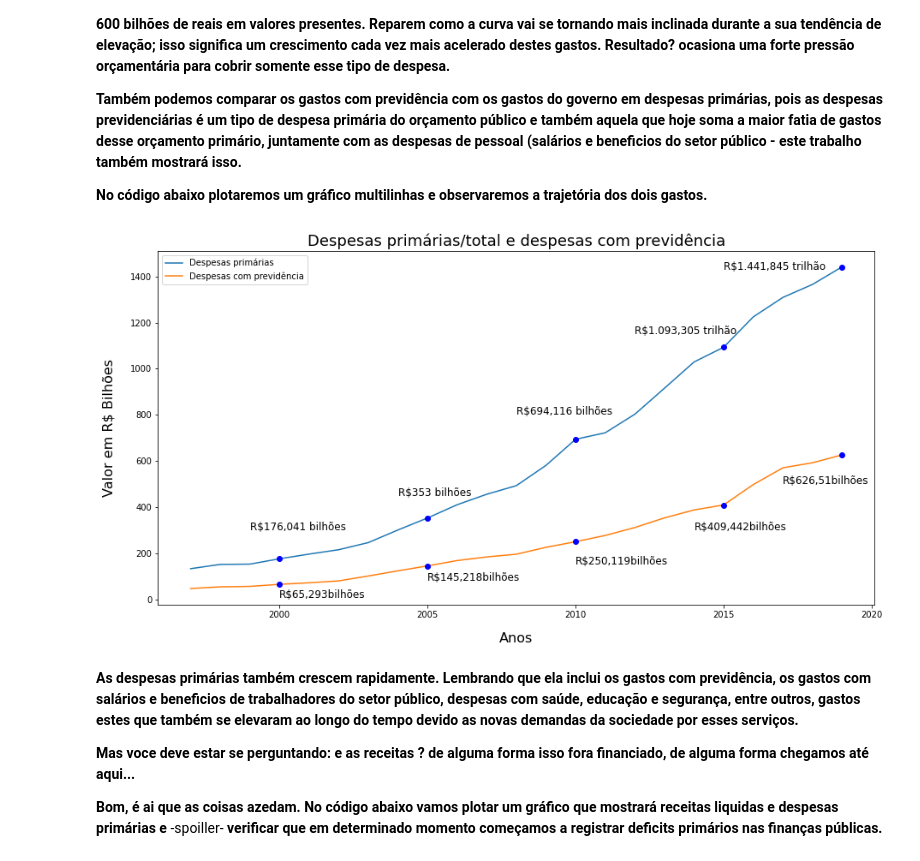
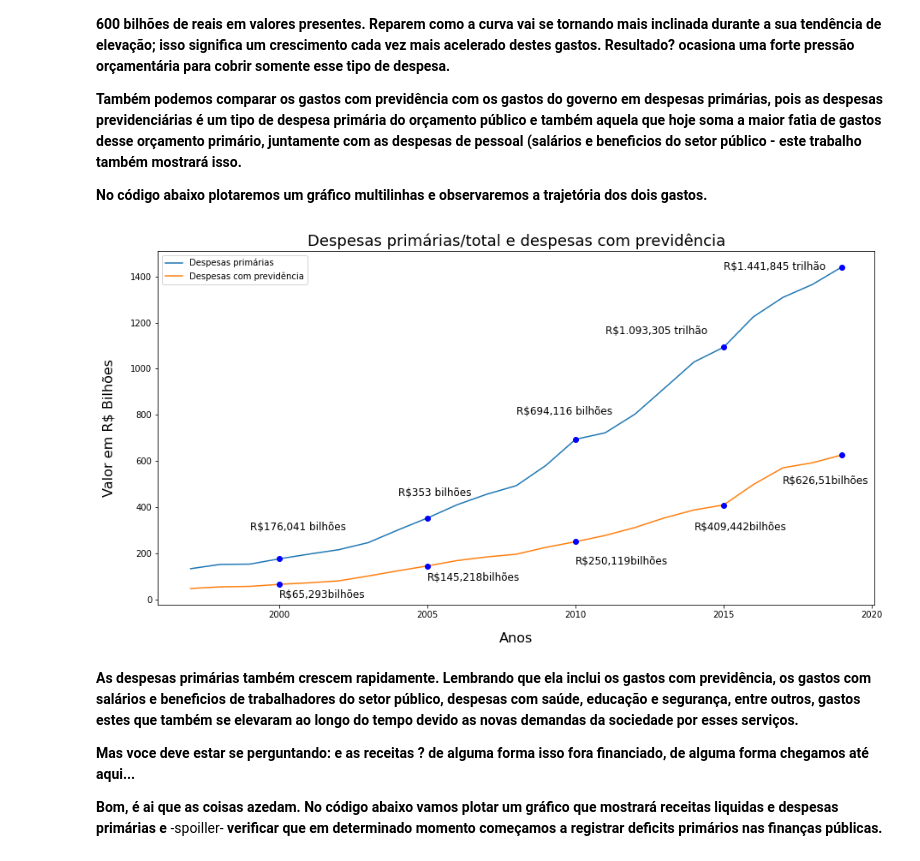
Before and after one commit to jp-data/breves-analises, a Jupyter notebook: Previdência_social_brasileira.ipynb, the cells around one changed output. Drawn from its saved outputs; the diff is of its cells as text; code cells hidden in the pictures.

```diff
--- a/Previdência_social_brasileira.ipynb
+++ b/Previdência_social_brasileira.ipynb
@@ -332,35 +332,35 @@ figura=plt.plot(x,y2,label='Despesas com previdência')
 plt.xlabel('Anos',fontsize=16, labelpad= 15)
 plt.ylabel('Valor em R$ Bilhões',fontsize=16, labelpad= 18)
 plt.title('Despesas primárias/total e despesas com previdência', fontsize= 18)
 
 
 plt.text(1999,300, "R$"+lista[3]+" bilhões", fontsize=12)
 plt.text(2004,450, "R$"+lista[8]+" bilhões", fontsize= 12)
 plt.text(2008, 800, "R$"+lista[13]+" bilhões", fontsize= 12)
-plt.text(2012,1150, "R$"+lista[18]+" trilhão", fontsize= 12)
+plt.text(2011,1150, "R$"+lista[18]+" trilhão", fontsize= 12)
 plt.text(2015,1430, "R$"+lista[22]+" trilhão", fontsize= 12 )
 
 plt.text(2000,5, "R$"+lista2[3]+"bilhões",fontsize=12)
 plt.text(2005,80, "R$"+lista2[8]+"bilhões", fontsize=12)
 plt.text(2010,150, "R$"+lista2[13]+"bilhões", fontsize=12)
 plt.text(2014, 300, "R$"+lista2[18]+"bilhões", fontsize=12)
 plt.text(2017,500, "R$"+lista2[22]+"bilhões", fontsize= 12)
 
 plt.plot(2000,176,'bo')
 plt.plot(2000,65, 'bo')
 plt.plot(2005,353,'bo')
 plt.plot(2005,145, 'bo')
 plt.plot(2010, 694, 'bo')
 plt.plot(2010,250, 'bo' )
 plt.plot(2015,1093,'bo')
 plt.plot(2015,409,'bo')
 plt.plot(2019,1441,'bo')
 plt.plot(2019,626, 'bo')
 
 plt.legend()
 plt.show()
 # %% [output]
-[figure, old version]
+[figure, new version]
 # %% [markdown]
 **As despesas primárias também crescem rapidamente. Lembrando que ela inclui os gastos com previdência, os gastos com salários e beneficios de trabalhadores do setor público, despesas com saúde, educação e segurança, entre outros, gastos estes que também se elevaram ao longo do tempo devido as novas demandas da sociedade por esses serviços.**
 
```
Also changed, not shown: parts of 2 cells of this notebook.
